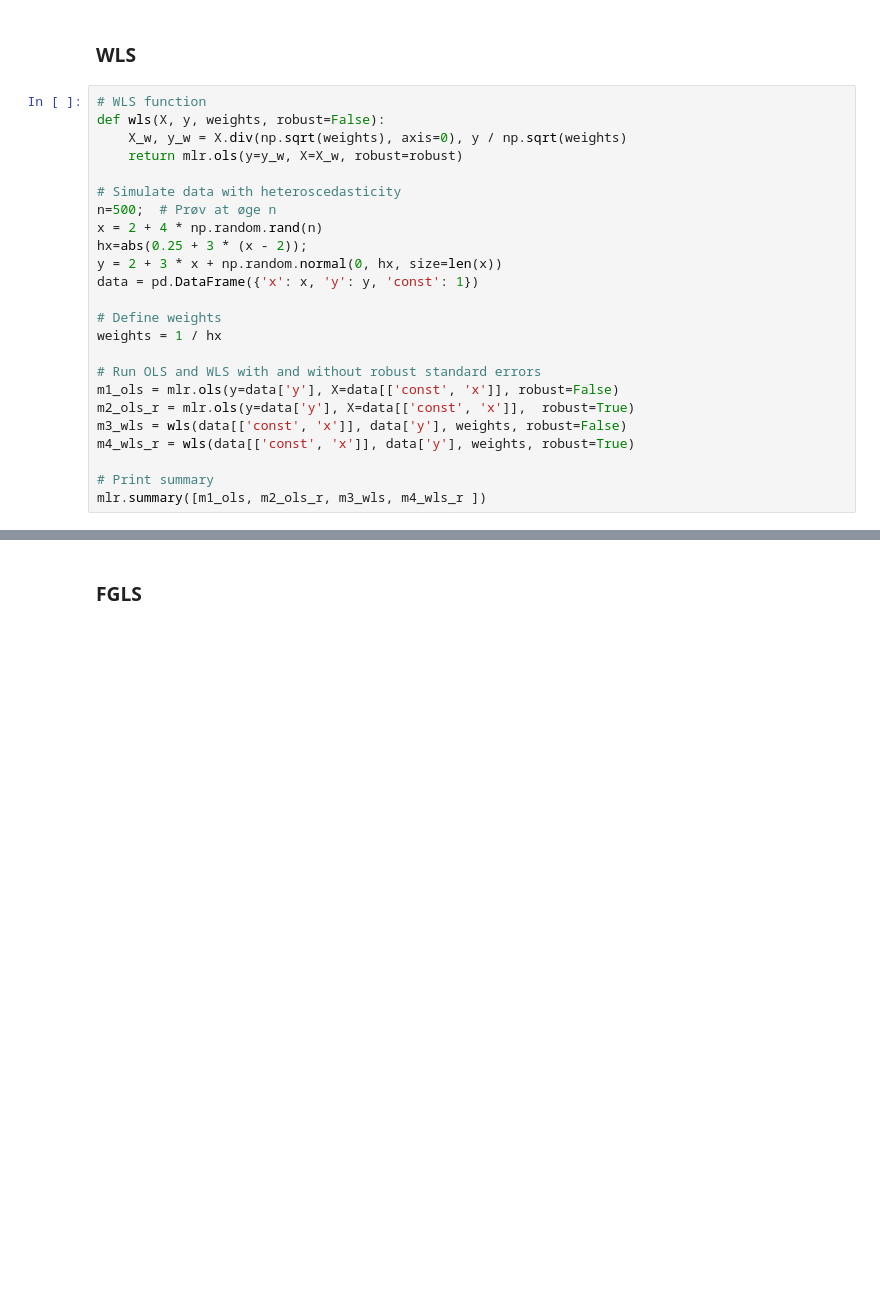
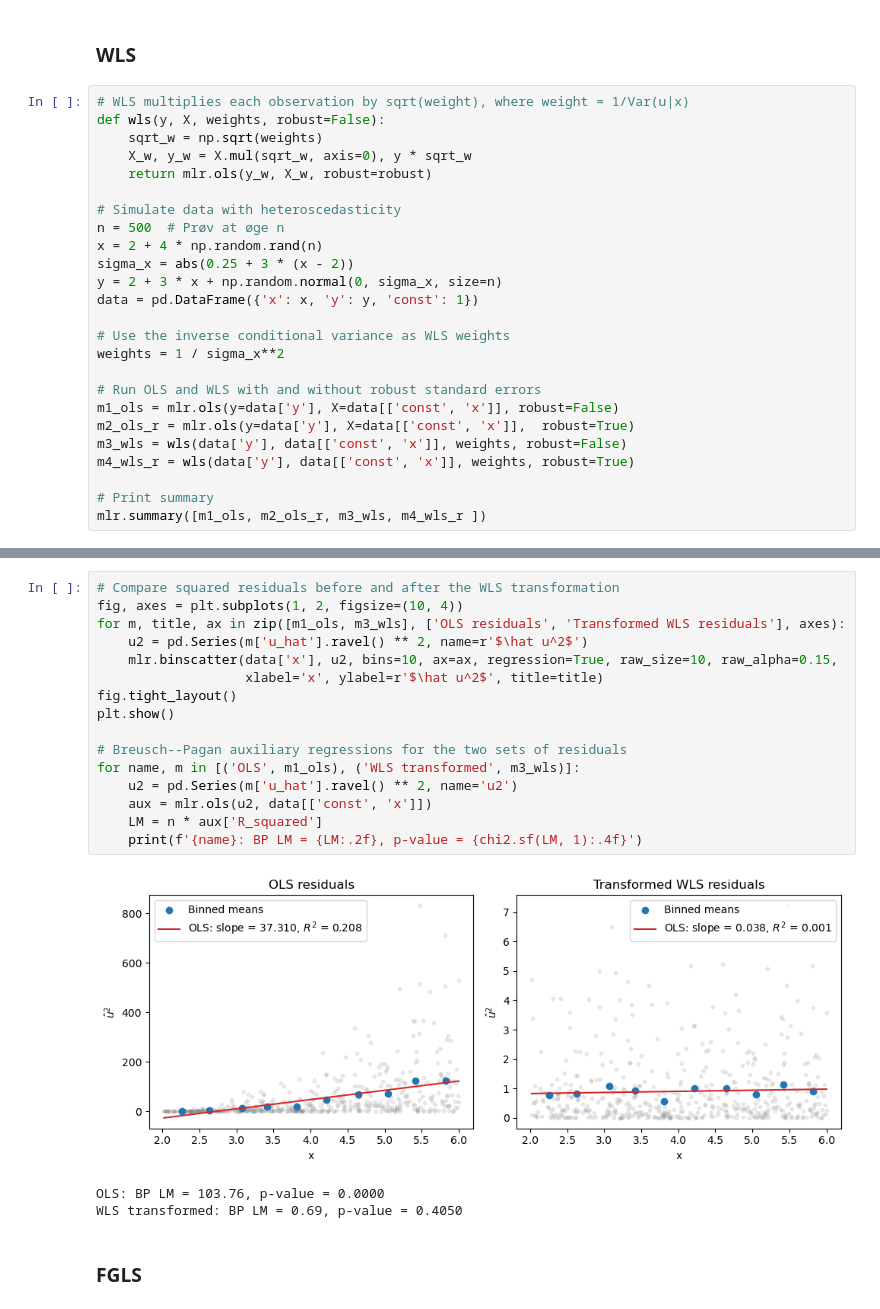
Before and after one commit to bschjerning/EconometricsA, a Jupyter notebook: 1_lectures/09_heteroscedasticity/09_heteroscedasticity_examples.ipynb, the cells around one changed output, grey strips where cells are left out. Cells and saved outputs as stored; diff of their text form; blank space fills up the shorter version.

```diff
--- a/1_lectures/09_heteroscedasticity/09_heteroscedasticity_examples.ipynb
+++ b/1_lectures/09_heteroscedasticity/09_heteroscedasticity_examples.ipynb
@@ -432,26 +394,27 @@ yD: LM = 63.14, p = 0.0000, crit = 5.99, F = 37.21, p = 0.0000, crit = 3.02
 # %% [markdown]
 ### WLS
 # %%
-# WLS function
-def wls(X, y, weights, robust=False):
-    X_w, y_w = X.div(np.sqrt(weights), axis=0), y / np.sqrt(weights)
-    return mlr.ols(y=y_w, X=X_w, robust=robust)
+# WLS multiplies each observation by sqrt(weight), where weight = 1/Var(u|x)
+def wls(y, X, weights, robust=False):
+    sqrt_w = np.sqrt(weights)
+    X_w, y_w = X.mul(sqrt_w, axis=0), y * sqrt_w
+    return mlr.ols(y_w, X_w, robust=robust)
 
 # Simulate data with heteroscedasticity
-n=500;  # Prøv at øge n
+n = 500  # Prøv at øge n
 x = 2 + 4 * np.random.rand(n)
-hx=abs(0.25 + 3 * (x - 2));
-y = 2 + 3 * x + np.random.normal(0, hx, size=len(x))
+sigma_x = abs(0.25 + 3 * (x - 2))
+y = 2 + 3 * x + np.random.normal(0, sigma_x, size=n)
 data = pd.DataFrame({'x': x, 'y': y, 'const': 1})
 
-# Define weights
-weights = 1 / hx
+# Use the inverse conditional variance as WLS weights
+weights = 1 / sigma_x**2
 
 # Run OLS and WLS with and without robust standard errors
 m1_ols = mlr.ols(y=data['y'], X=data[['const', 'x']], robust=False)
 m2_ols_r = mlr.ols(y=data['y'], X=data[['const', 'x']],  robust=True)
-m3_wls = wls(data[['const', 'x']], data['y'], weights, robust=False)
-m4_wls_r = wls(data[['const', 'x']], data['y'], weights, robust=True)
+m3_wls = wls(data['y'], data[['const', 'x']], weights, robust=False)
+m4_wls_r = wls(data['y'], data[['const', 'x']], weights, robust=True)
 
 # Print summary
 mlr.summary([m1_ols, m2_ols_r, m3_wls, m4_wls_r ])
@@ -470,3 +439,23 @@ Dependent variable          y          y           y           y
+# %%
+# Compare squared residuals before and after the WLS transformation
+fig, axes = plt.subplots(1, 2, figsize=(10, 4))
+for m, title, ax in zip([m1_ols, m3_wls], ['OLS residuals', 'Transformed WLS residuals'], axes):
+    u2 = pd.Series(m['u_hat'].ravel() ** 2, name=r'$\hat u^2$')
+    mlr.binscatter(data['x'], u2, bins=10, ax=ax, regression=True, raw_size=10, raw_alpha=0.15,
+                   xlabel='x', ylabel=r'$\hat u^2$', title=title)
+fig.tight_layout()
+plt.show()
+
+# Breusch--Pagan auxiliary regressions for the two sets of residuals
+for name, m in [('OLS', m1_ols), ('WLS transformed', m3_wls)]:
+    u2 = pd.Series(m['u_hat'].ravel() ** 2, name='u2')
+    aux = mlr.ols(u2, data[['const', 'x']])
+    LM = n * aux['R_squared']
+    print(f'{name}: BP LM = {LM:.2f}, p-value = {chi2.sf(LM, 1):.4f}')
+# %% [output]
+[figure, added]
+OLS: BP LM = 103.76, p-value = 0.0000
+WLS transformed: BP LM = 0.69, p-value = 0.4050
 # %% [markdown]
 ### FGLS
 # %%
```
Also changed, not shown: parts of 16 cells of this notebook, 8 other files.
